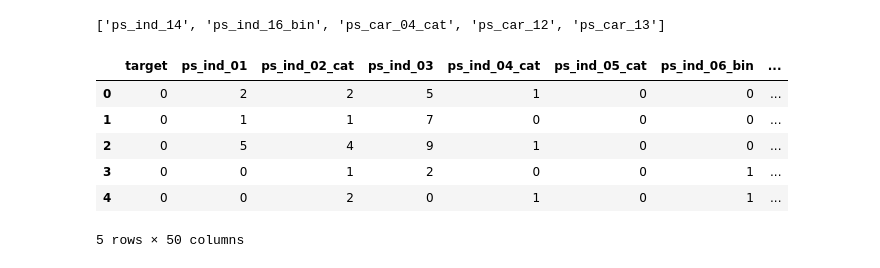
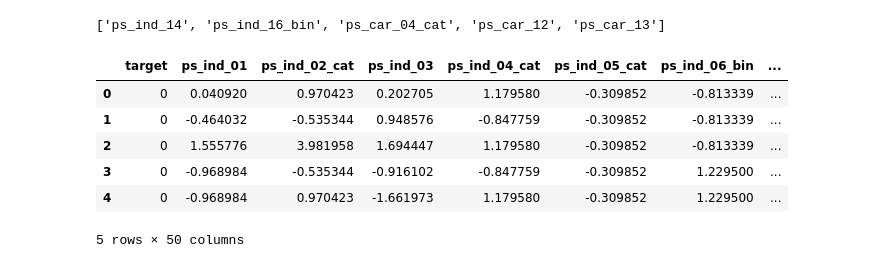
Before and after one commit to fernandohitmas/data_science_challenges, a Jupyter notebook: scripts/kaggle_porto_seguro_safe_driver/02.2.pre_processamento.ipynb, the cells around one changed output. Cells and saved outputs as stored; diff of their text form; code cells hidden in the pictures.

Commit message:
Refactored preprocessing data and file names

```diff
--- a/scripts/kaggle_porto_seguro_safe_driver/02.2.pre_processamento.ipynb
+++ b/scripts/kaggle_porto_seguro_safe_driver/02.2.pre_processamento.ipynb
@@ -39,6 +49,8 @@ dados_brutos.shape
 # Pré Processamento
 # %% [markdown]
 ## Normalização
+# %%
+data_cols = dados_brutos.iloc[:, 1:].columns
 # %%
-dados_brutos_normalizados = pd.DataFrame(StandardScaler().fit_transform(dados_brutos), columns = dados_brutos.columns)
+dados_brutos[data_cols] = pd.DataFrame(StandardScaler().fit_transform(dados_brutos[data_cols]), columns = data_cols)
 #dados_brutos_teste = pd.DataFrame(StandardScaler().fit_transform(dados_brutos_teste), columns = dados_brutos_teste.columns)
@@ -80,7 +72,7 @@ dados_brutos_normalizados.describe()
 # %% [markdown]
 ### Correlação entre colunas não target
 # %%
-matriz_corr = dados_brutos_normalizados.corr()
+matriz_corr = dados_brutos.corr()
 # %%
 print (matriz_corr)
 # %% [output]
@@ -141,16 +133,16 @@ dropped_col
 # %% [output]
 ['ps_ind_14', 'ps_ind_16_bin', 'ps_car_04_cat', 'ps_car_12', 'ps_car_13']
 # %%
-dados_brutos_normalizados = dados_brutos_normalizados.drop(dropped_col, axis=1).copy()
+dados_brutos = dados_brutos.drop(dropped_col, axis=1).copy()
 #dados_brutos_teste = dados_brutos_teste.drop(dropped_col, axis=1).copy()
 # %%
-dados_brutos_normalizados.head()
+dados_brutos.head()
 # %% [output]
 |  | target | ps_ind_01 | ps_ind_02_cat | ps_ind_03 | ps_ind_04_cat | ps_ind_05_cat | ps_ind_06_bin | ... |
-| 0 | 0 | 2 | 2 | 5 | 1 | 0 | 0 | ... |
-| 1 | 0 | 1 | 1 | 7 | 0 | 0 | 0 | ... |
-| 2 | 0 | 5 | 4 | 9 | 1 | 0 | 0 | ... |
-| 3 | 0 | 0 | 1 | 2 | 0 | 0 | 1 | ... |
-| 4 | 0 | 0 | 2 | 0 | 1 | 0 | 1 | ... |
+| 0 | 0 | 0.040920 | 0.970423 | 0.202705 | 1.179580 | -0.309852 | -0.813339 | ... |
+| 1 | 0 | -0.464032 | -0.535344 | 0.948576 | -0.847759 | -0.309852 | -0.813339 | ... |
+| 2 | 0 | 1.555776 | 3.981958 | 1.694447 | 1.179580 | -0.309852 | -0.813339 | ... |
+| 3 | 0 | -0.968984 | -0.535344 | -0.916102 | -0.847759 | -0.309852 | 1.229500 | ... |
+| 4 | 0 | -0.968984 | 0.970423 | -1.661973 | 1.179580 | -0.309852 | 1.229500 | ... |
 5 rows × 50 columns
 # %%
```
Also changed, not shown: parts of 8 cells of this notebook, 2 other files.
